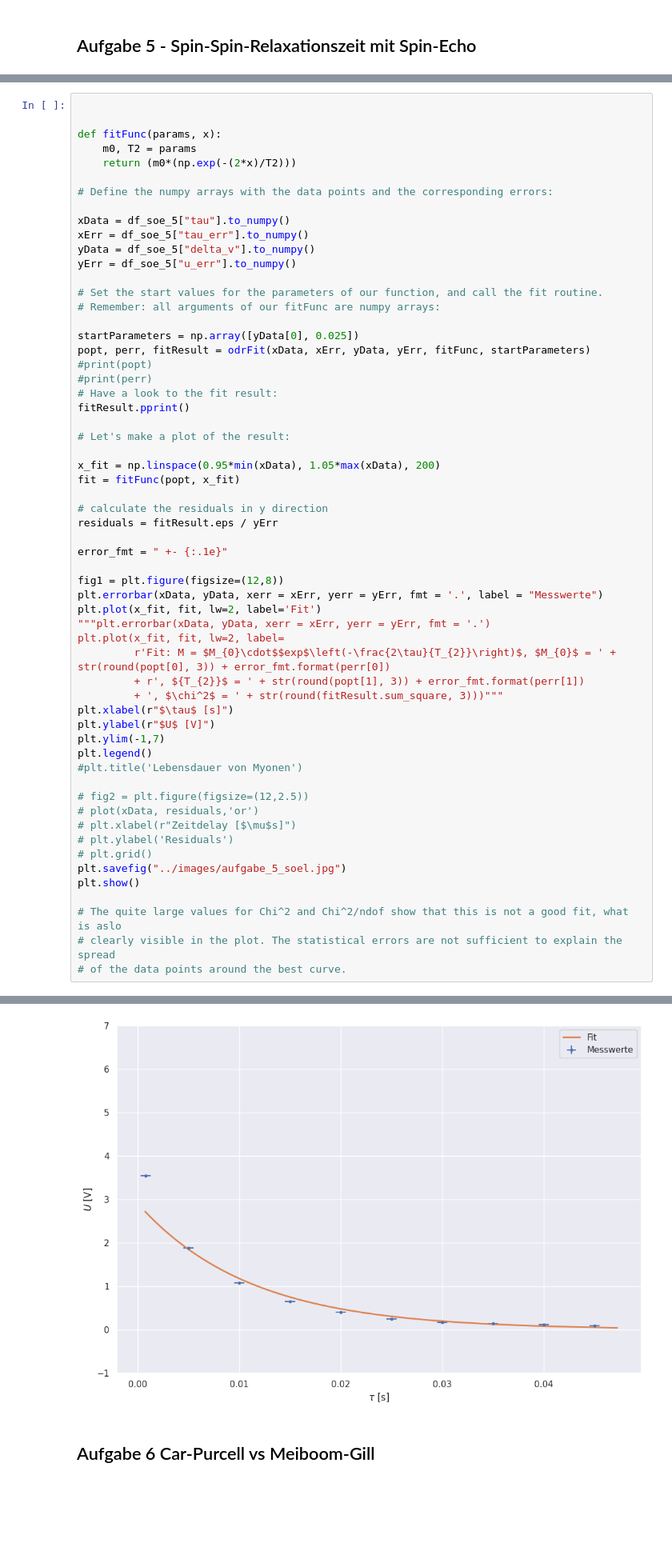
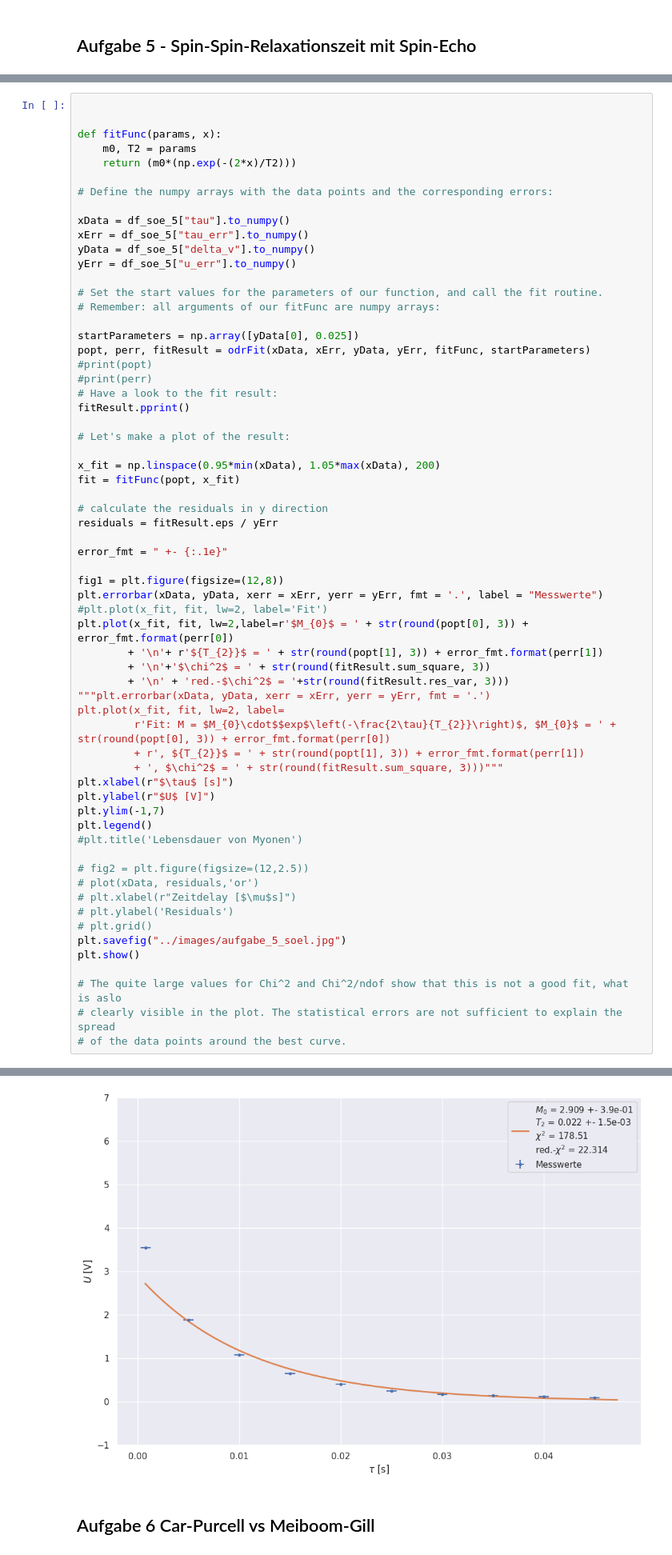
Before and after one commit to jodenn93/gNMR, a Jupyter notebook: code/analysis.ipynb, the cells around one changed output, grey strips where cells are left out. Shown: that part at 80% size. Saved outputs shown, nothing was run; the diff lists cells and outputs as text; blank space fills up the shorter version.

```diff
--- a/code/analysis.ipynb
+++ b/code/analysis.ipynb
@@ -344,7 +348,11 @@ error_fmt = " +- {:.1e}"
 
 fig1 = plt.figure(figsize=(12,8))
 plt.errorbar(xData, yData, xerr = xErr, yerr = yErr, fmt = '.', label = "Messwerte")
-plt.plot(x_fit, fit, lw=2, label='Fit')
+#plt.plot(x_fit, fit, lw=2, label='Fit')
+plt.plot(x_fit, fit, lw=2,label=r'$M_{0}$ = ' + str(round(popt[0], 3)) + error_fmt.format(perr[0])
+        + '\n'+ r'${T_{2}}$ = ' + str(round(popt[1], 3)) + error_fmt.format(perr[1])
+        + '\n'+'$\chi^2$ = ' + str(round(fitResult.sum_square, 3))
+        + '\n' + 'red.-$\chi^2$ = '+str(round(fitResult.res_var, 3)))
 """plt.errorbar(xData, yData, xerr = xErr, yerr = yErr, fmt = '.')
 plt.plot(x_fit, fit, lw=2, label=
          r'Fit: M = $M_{0}\cdot$$exp$\left(-\frac{2\tau}{T_{2}}\right)$, $M_{0}$ = ' + str(round(popt[0], 3)) + error_fmt.format(perr[0])
@@ -354,33 +362,33 @@ plt.xlabel(r"$\tau$ [s]")
 plt.ylabel(r"$U$ [V]")
 plt.ylim(-1,7)
 plt.legend()
 #plt.title('Lebensdauer von Myonen')
 
 # fig2 = plt.figure(figsize=(12,2.5))
 # plot(xData, residuals,'or')
 # plt.xlabel(r"Zeitdelay [$\mu$s]")
 # plt.ylabel('Residuals')
 # plt.grid()
 plt.savefig("../images/aufgabe_5_soel.jpg")
 plt.show()
 
 # The quite large values for Chi^2 and Chi^2/ndof show that this is not a good fit, what is aslo
 # clearly visible in the plot. The statistical errors are not sufficient to explain the spread
 # of the data points around the best curve.
 # %% [output]
 p0 = 2.909 +- 0.389
 p1 = 0.022 +- 0.001
 Chi^2 = 178.51
 red. Chi^2 = 22.314
 
 Beta: [2.90915531 0.02210361]
 Beta Std Error: [0.3892594  0.00145528]
 Beta Covariance: [[ 6.79057081e-03 -2.06967919e-05]
  [-2.06967919e-05  9.49115817e-08]]
 Residual Variance: 22.31371817977187
 Inverse Condition #: 0.24855423317265354
 Reason(s) for Halting:
   Sum of squares convergence
-[figure, old version]
+[figure, new version]
 # %% [markdown]
 ## Aufgabe 6 Car-Purcell vs Meiboom-Gill
```
Also changed, not shown: parts of 13 cells of this notebook.
